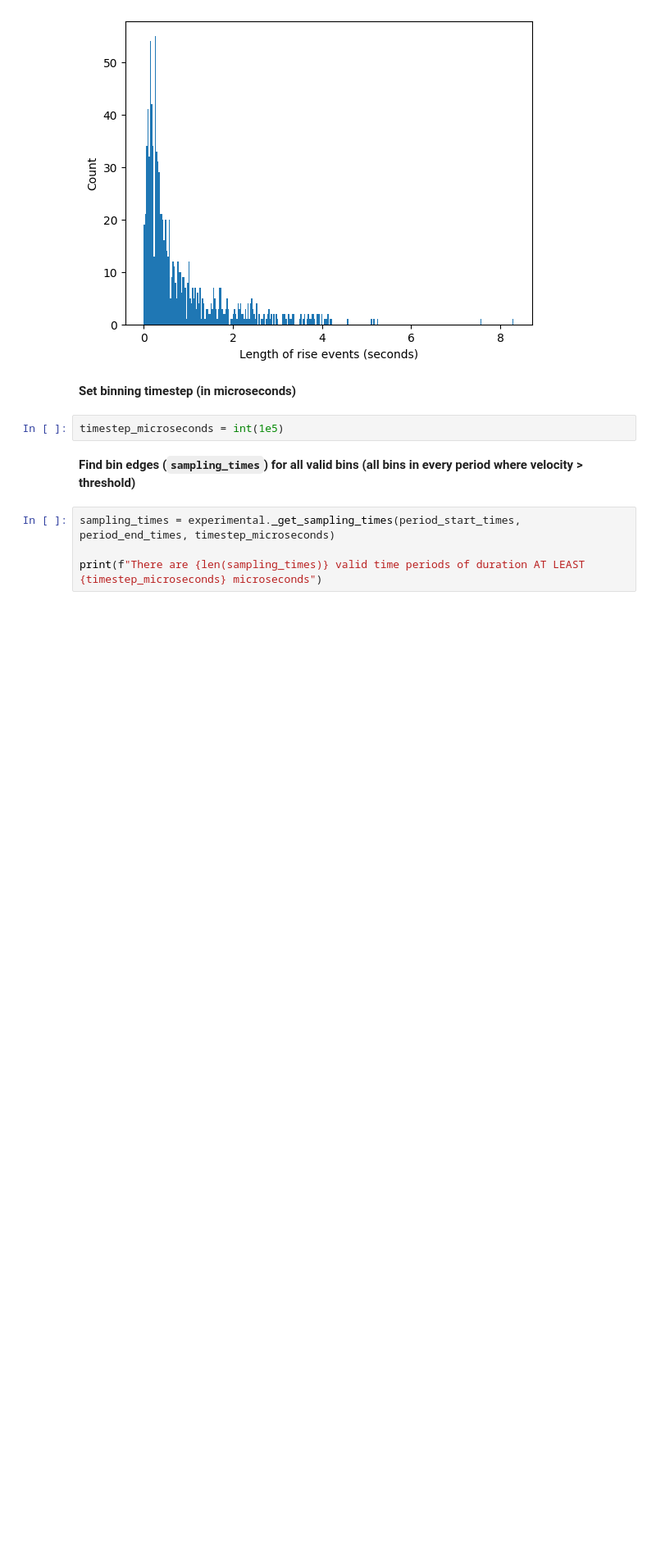
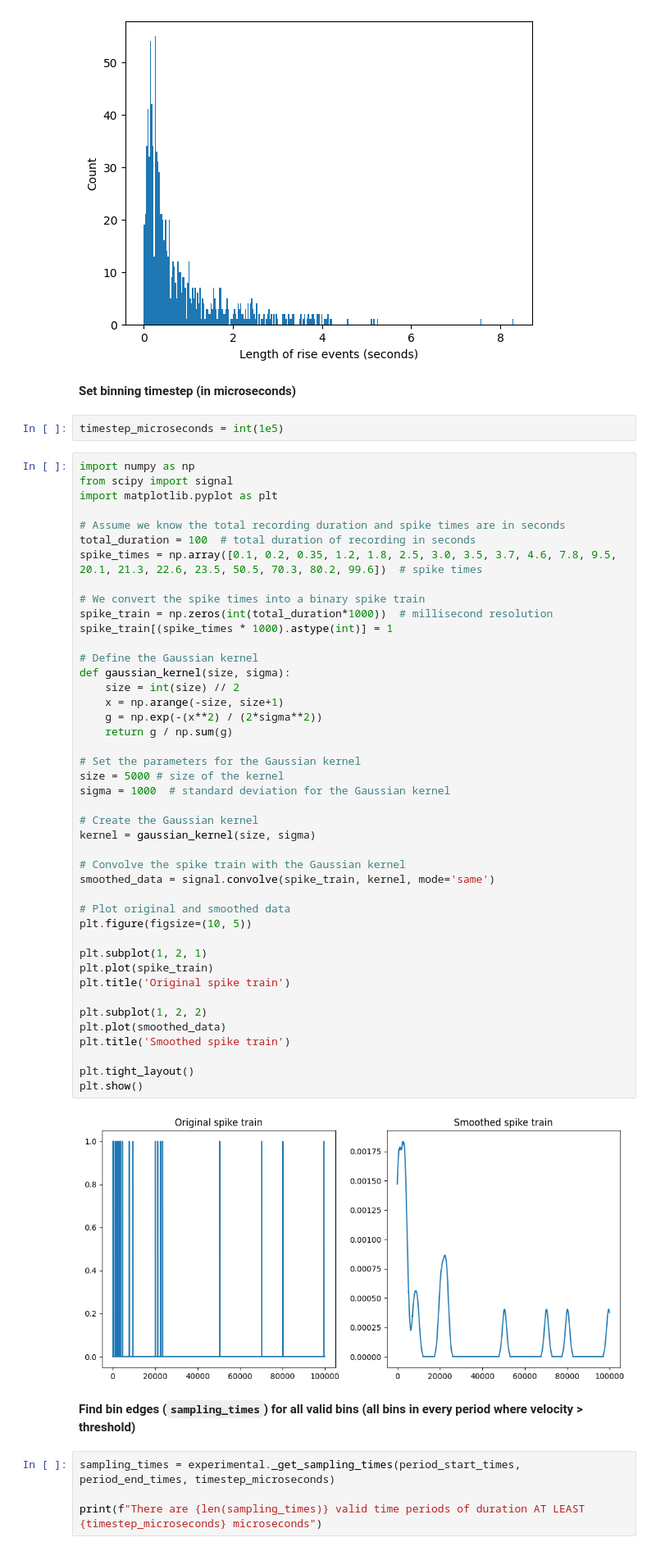
Before and after one commit to geometric-intelligence/neurometry, a Jupyter notebook: neuralgeom/notebooks/13_preprocess_ca1_hippocampus_data.ipynb, the cells around one changed output. Shown at 82% size. Cells and saved outputs as stored; diff of their text form; blank space fills up the shorter version.

```diff
--- a/neuralgeom/notebooks/13_preprocess_ca1_hippocampus_data.ipynb
+++ b/neuralgeom/notebooks/13_preprocess_ca1_hippocampus_data.ipynb
@@ -123,6 +123,51 @@ Total number of rise events: 970
 **Set binning timestep (in microseconds)**
 # %%
 timestep_microseconds = int(1e5)
+# %%
+import numpy as np
+from scipy import signal
+import matplotlib.pyplot as plt
+
+# Assume we know the total recording duration and spike times are in seconds
+total_duration = 100  # total duration of recording in seconds
+spike_times = np.array([0.1, 0.2, 0.35, 1.2, 1.8, 2.5, 3.0, 3.5, 3.7, 4.6, 7.8, 9.5, 20.1, 21.3, 22.6, 23.5, 50.5, 70.3, 80.2, 99.6])  # spike times
+
+# We convert the spike times into a binary spike train
+spike_train = np.zeros(int(total_duration*1000))  # millisecond resolution
+spike_train[(spike_times * 1000).astype(int)] = 1
+
+# Define the Gaussian kernel
+def gaussian_kernel(size, sigma):
+    size = int(size) // 2
+    x = np.arange(-size, size+1)
+    g = np.exp(-(x**2) / (2*sigma**2))
+    return g / np.sum(g)
+
+# Set the parameters for the Gaussian kernel
+size = 5000 # size of the kernel
+sigma = 1000  # standard deviation for the Gaussian kernel
+
+# Create the Gaussian kernel
+kernel = gaussian_kernel(size, sigma)
+
+# Convolve the spike train with the Gaussian kernel
+smoothed_data = signal.convolve(spike_train, kernel, mode='same')
+
+# Plot original and smoothed data
+plt.figure(figsize=(10, 5))
+
+plt.subplot(1, 2, 1)
+plt.plot(spike_train)
+plt.title('Original spike train')
+
+plt.subplot(1, 2, 2)
+plt.plot(smoothed_data)
+plt.title('Smoothed spike train')
+
+plt.tight_layout()
+plt.show()
+# %% [output]
+[figure, added]
 # %% [markdown]
 **Find bin edges (`sampling_times`) for all valid bins (all bins in every period where velocity > threshold)**
 # %%
```
Also changed, not shown: parts of 33 cells of this notebook, 2 other files.
